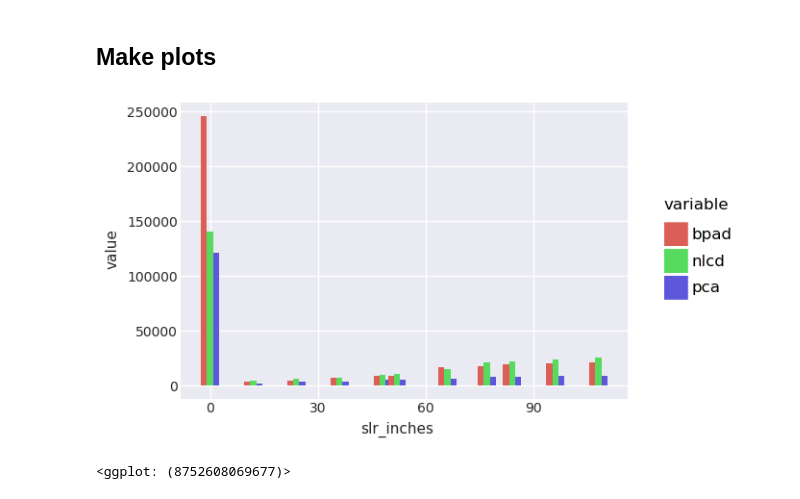
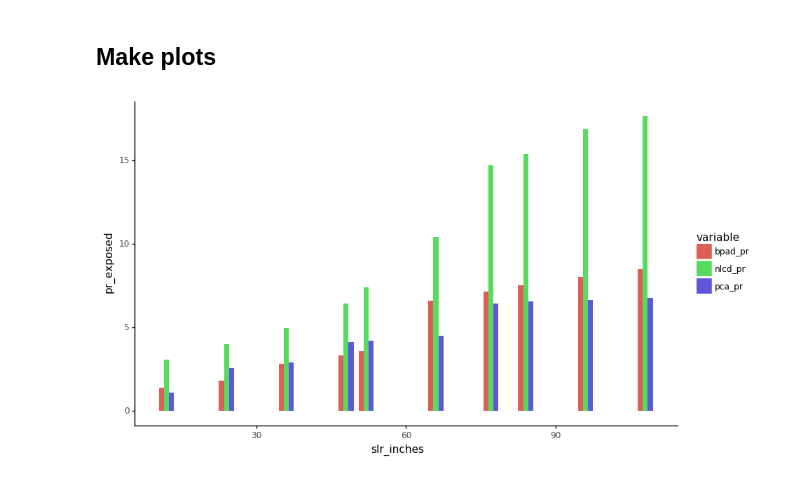
Before and after one commit to davemfish/ncp-sfbay, a Jupyter notebook: regional_recreation_slrscenarios.ipynb, the cells around one changed output. Cells and saved outputs as stored; diff of their text form; code cells hidden in the pictures.

```diff
--- a/regional_recreation_slrscenarios.ipynb
+++ b/regional_recreation_slrscenarios.ipynb
@@ -282,9 +309,16 @@ df = data.melt(id_vars='slr_inches', value_vars=['pca', 'bpad', 'nlcd'])
 # %%
 # df['slr_inches'] = df['slr_inches'].astype('str')
 # %%
-gg.ggplot(df, gg.aes(x='slr_inches', y='value', fill='variable')) +\
-gg.geom_bar(stat='identity', position='dodge', width=5) +\
-gg.theme_seaborn(context='notebook')
+barplot = gg.ggplot(df[df['slr_inches'] != 0], gg.aes(x='slr_inches', y='pr_exposed', fill='variable')) +\
+gg.geom_bar(stat='identity', position='dodge', width=3) +\
+gg.theme_classic()
+
+plotpath = os.path.join(workspace, 'rec_barplot.png')
+barplot.save(filename=plotpath, width=10, height=6)
+
+# ggsave(barplot, width=10, height=6, )
-# %% [output]
-[figure, removed]
-<ggplot: (8752608069677)>
+# %%
+from IPython.display import Image
+Image(plotpath)
+# %% [output]
+[figure, added]
```
Also changed, not shown: parts of 5 cells of this notebook.
